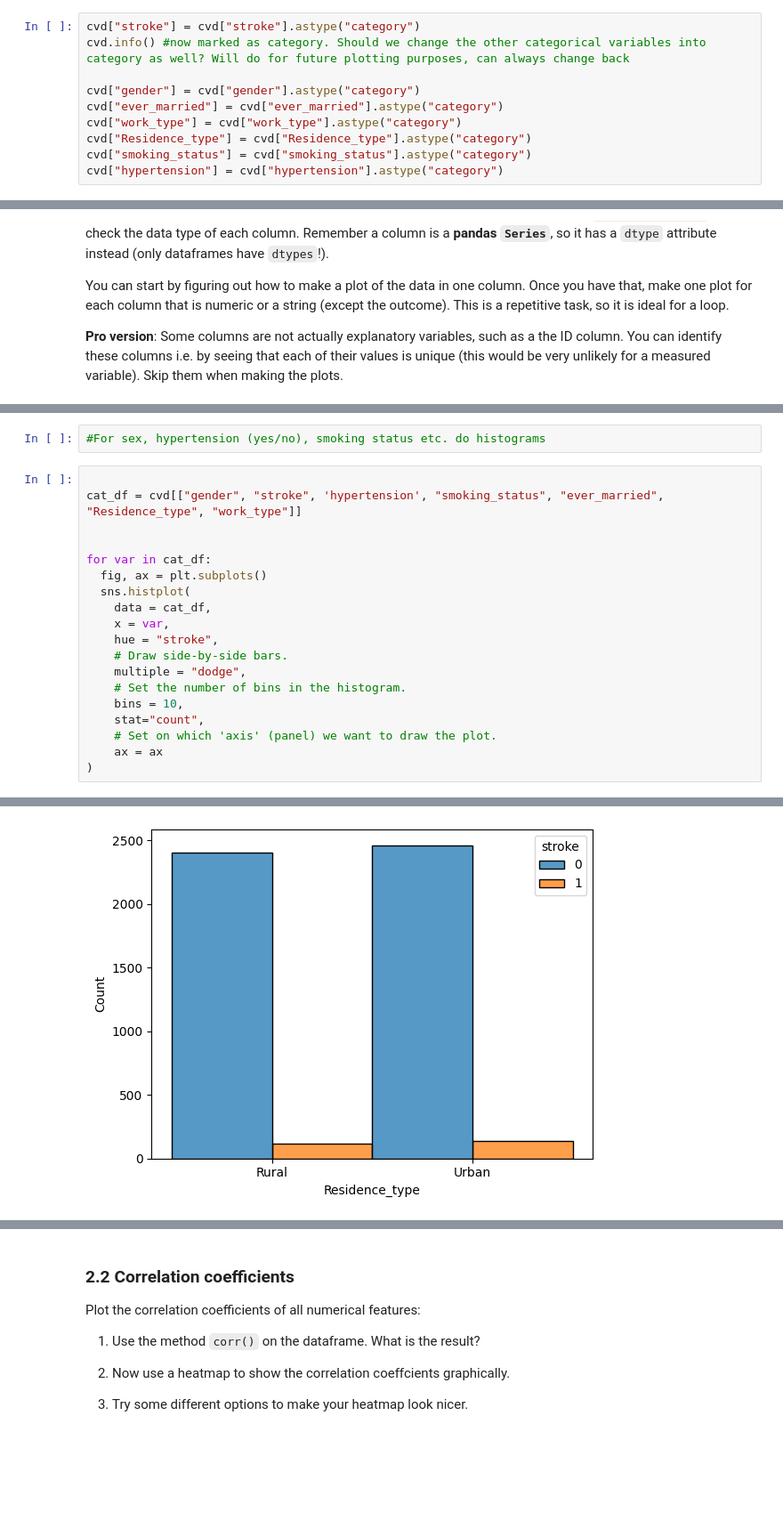
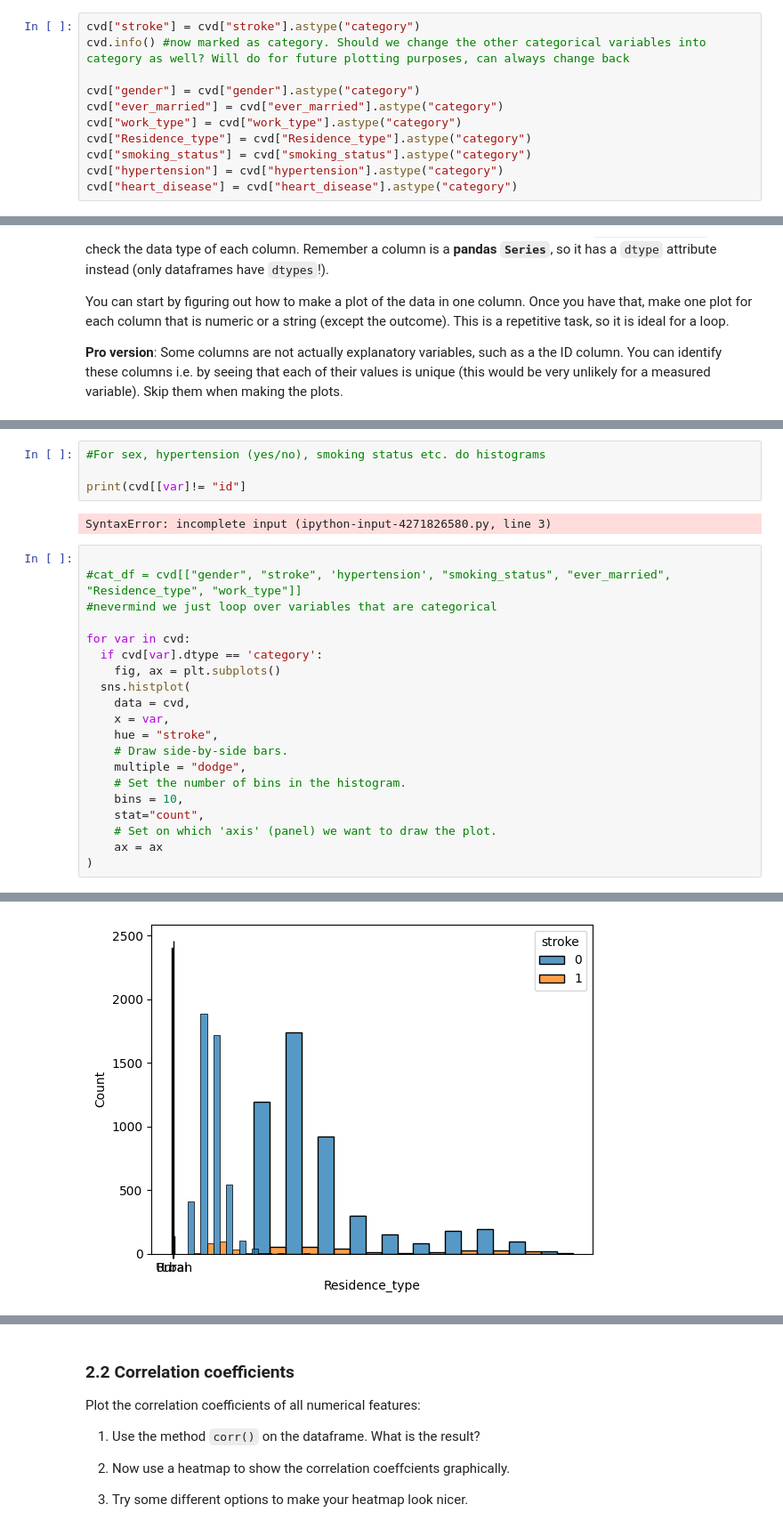
Before and after one commit to Niknyg/Niknyg, a Jupyter notebook: Exercise/Exercise_oct2023.ipynb, the cells around one changed output, grey strips where cells are left out. Shown at 89% size. Cells and saved outputs as stored; diff of their text form; blank space fills up the shorter version.

```diff
--- a/Exercise/Exercise_oct2023.ipynb
+++ b/Exercise/Exercise_oct2023.ipynb
@@ -114,6 +100,7 @@ cvd["work_type"] = cvd["work_type"].astype("category")
 cvd["Residence_type"] = cvd["Residence_type"].astype("category")
 cvd["smoking_status"] = cvd["smoking_status"].astype("category")
 cvd["hypertension"] = cvd["hypertension"].astype("category")
+cvd["heart_disease"] = cvd["heart_disease"].astype("category")
 # %% [output]
 <class 'pandas.core.frame.DataFrame'>
 RangeIndex: 5110 entries, 0 to 5109
@@ -178,14 +183,19 @@ plt.show()
 # %%
 #For sex, hypertension (yes/no), smoking status etc. do histograms
+
+print(cvd[[var]!= "id"]
+# %% [output]
+SyntaxError: incomplete input (ipython-input-4271826580.py, line 3)
 # %%
 
-cat_df = cvd[["gender", "stroke", 'hypertension', "smoking_status", "ever_married", "Residence_type", "work_type"]]
+#cat_df = cvd[["gender", "stroke", 'hypertension', "smoking_status", "ever_married", "Residence_type", "work_type"]]
+#nevermind we just loop over variables that are categorical
 
-
-for var in cat_df:
-  fig, ax = plt.subplots()
+for var in cvd:
+  if cvd[var].dtype == 'category':
+    fig, ax = plt.subplots()
   sns.histplot(
-    data = cat_df,
+    data = cvd,
     x = var,
     hue = "stroke",
     # Draw side-by-side bars.
@@ -205 +215 @@ for var in cat_df:
-[figure, old version]
+[figure, new version]
```
Also changed, not shown: parts of 8 cells of this notebook.
